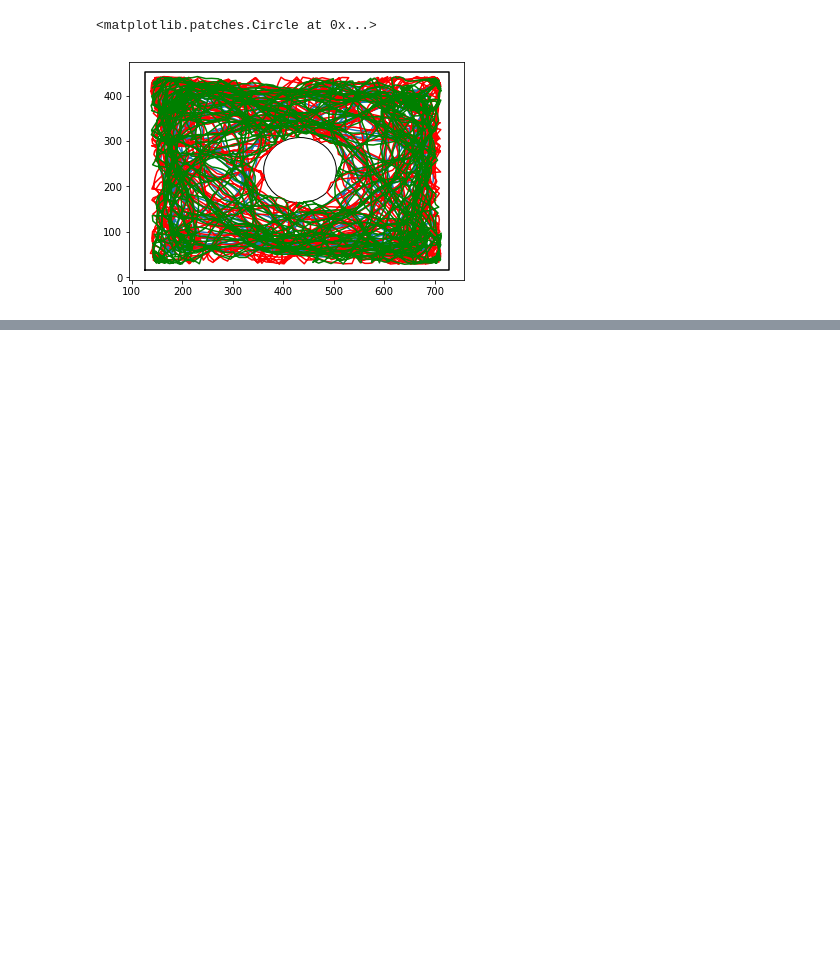
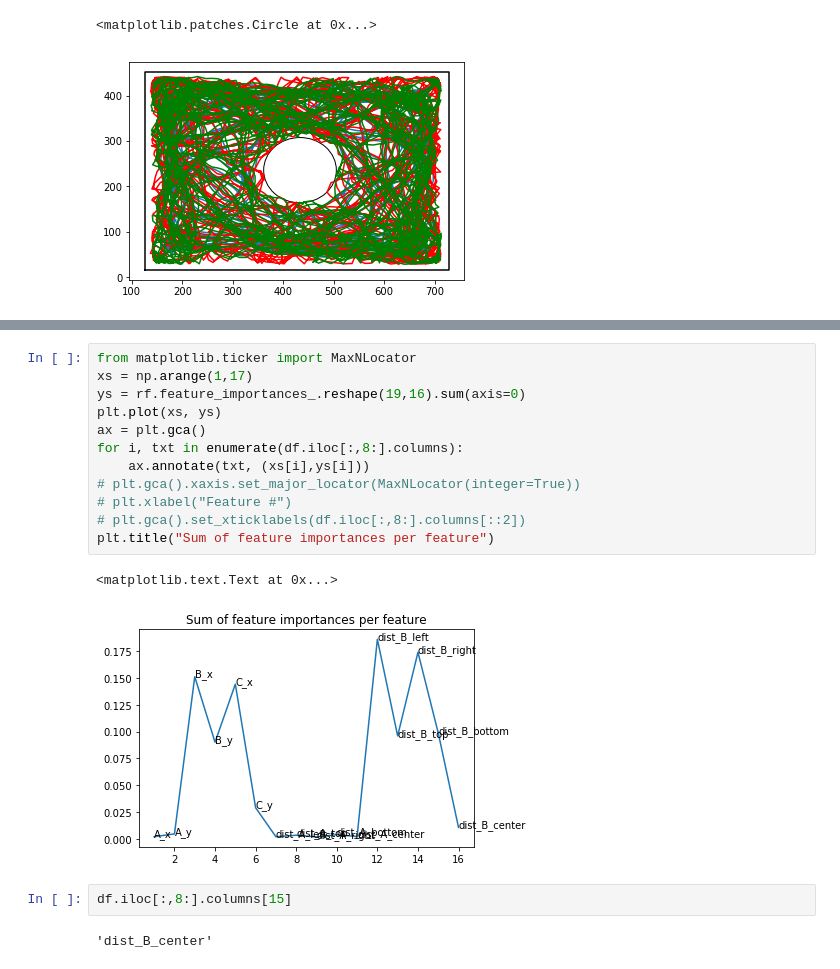
Before and after one commit to klil-machine-learning/bug-prediction, a Jupyter notebook: organize_features.ipynb, the cells around one changed output, grey strips where cells are left out. Drawn from its saved outputs; the diff is of its cells as text; blank space fills up the shorter version.

```diff
--- a/organize_features.ipynb
+++ b/organize_features.ipynb
@@ -91,0 +121,19 @@ array([[ 227.15  ,   75.06  ],
+# %%
+from matplotlib.ticker import MaxNLocator
+xs = np.arange(1,17)
+ys = rf.feature_importances_.reshape(19,16).sum(axis=0)
+plt.plot(xs, ys)
+ax = plt.gca()
+for i, txt in enumerate(df.iloc[:,8:].columns):
+    ax.annotate(txt, (xs[i],ys[i]))
+# plt.gca().xaxis.set_major_locator(MaxNLocator(integer=True))
+# plt.xlabel("Feature #")
+# plt.gca().set_xticklabels(df.iloc[:,8:].columns[::2])
+plt.title("Sum of feature importances per feature")
+# %% [output]
+<matplotlib.text.Text at 0x...>
+[figure, added]
+# %%
+df.iloc[:,8:].columns[15]
+# %% [output]
+'dist_B_center'
```
Also changed, not shown: parts of 10 cells of this notebook.
